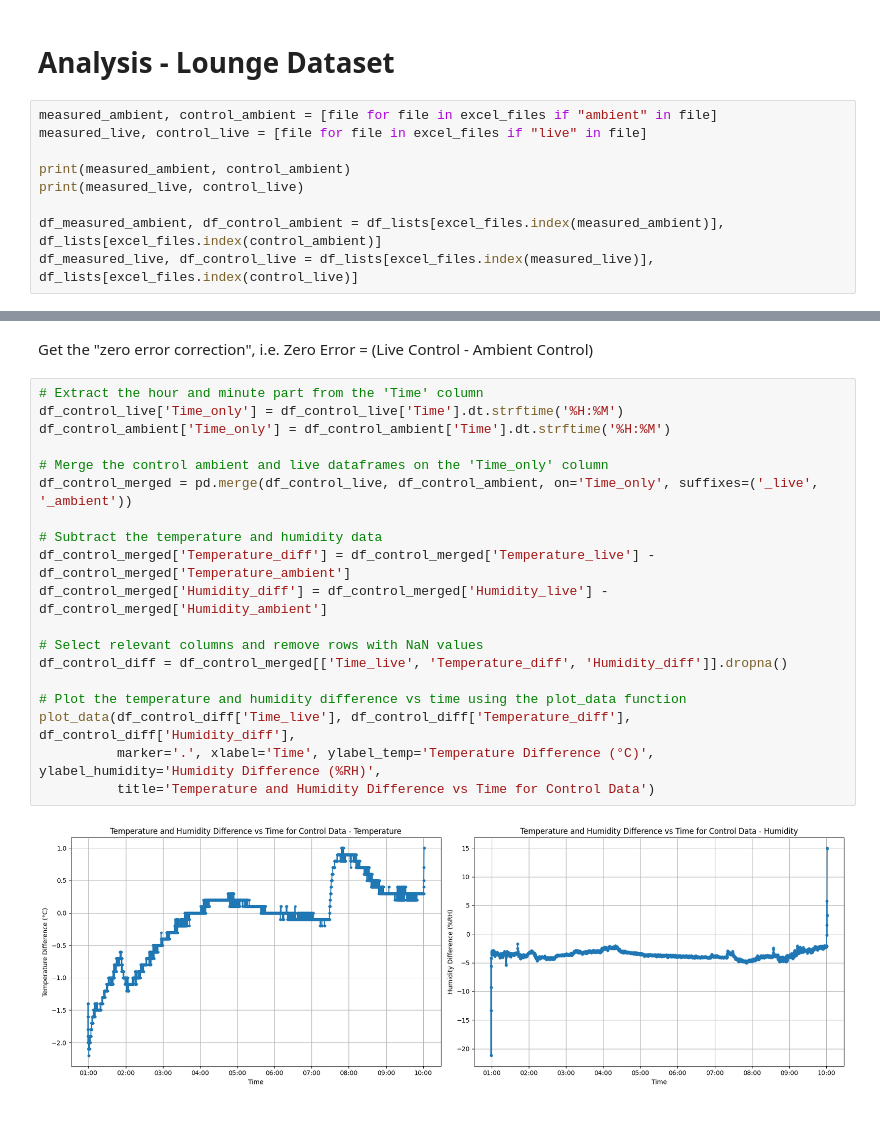
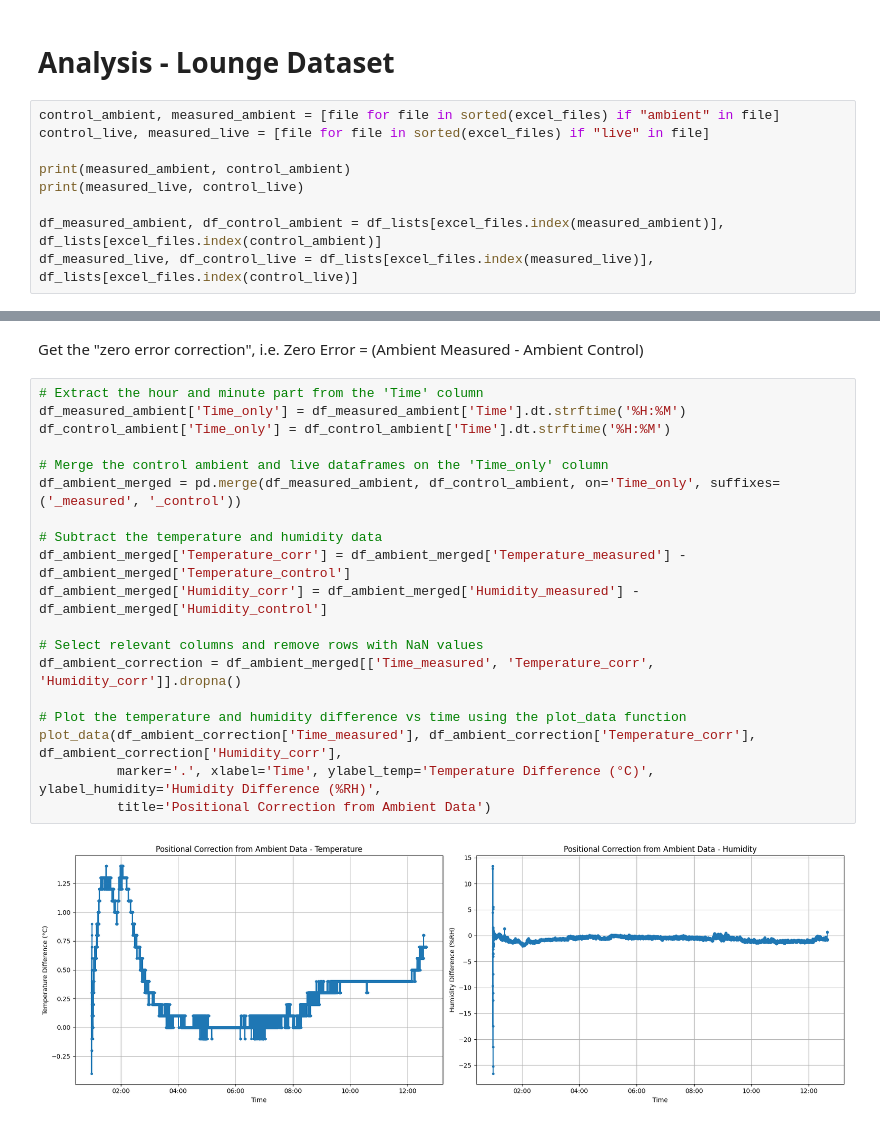
Before and after one commit to ongzzzzzz/poe-data-analysis, a Jupyter notebook: analysis.ipynb, the cells around one changed output, grey strips where cells are left out. Saved outputs shown, nothing was run; the diff lists cells and outputs as text.

```diff
--- a/analysis.ipynb
+++ b/analysis.ipynb
@@ -205,8 +205,8 @@ Probes seem to be consistent for the most part, error seems to be in the probe p
 # %% [markdown]
 # Analysis - Lounge Dataset
 # %%
-measured_ambient, control_ambient = [file for file in excel_files if "ambient" in file]
-measured_live, control_live = [file for file in excel_files if "live" in file]
+control_ambient, measured_ambient = [file for file in sorted(excel_files) if "ambient" in file]
+control_live, measured_live = [file for file in sorted(excel_files) if "live" in file]
 
 print(measured_ambient, control_ambient)
 print(measured_live, control_live)
@@ -240,24 +240,24 @@ plot_data(df_control_live["Time"], df_control_live["Temperature"], df_control_li
 # %% [markdown]
-Get the "zero error correction", i.e. Zero Error = (Live Control - Ambient Control)
+Get the "zero error correction", i.e. Zero Error = (Ambient Measured - Ambient Control)
 # %%
 # Extract the hour and minute part from the 'Time' column
-df_control_live['Time_only'] = df_control_live['Time'].dt.strftime('%H:%M')
+df_measured_ambient['Time_only'] = df_measured_ambient['Time'].dt.strftime('%H:%M')
 df_control_ambient['Time_only'] = df_control_ambient['Time'].dt.strftime('%H:%M')
 
 # Merge the control ambient and live dataframes on the 'Time_only' column
-df_control_merged = pd.merge(df_control_live, df_control_ambient, on='Time_only', suffixes=('_live', '_ambient'))
+df_ambient_merged = pd.merge(df_measured_ambient, df_control_ambient, on='Time_only', suffixes=('_measured', '_control'))
 
 # Subtract the temperature and humidity data
-df_control_merged['Temperature_diff'] = df_control_merged['Temperature_live'] - df_control_merged['Temperature_ambient']
-df_control_merged['Humidity_diff'] = df_control_merged['Humidity_live'] - df_control_merged['Humidity_ambient']
+df_ambient_merged['Temperature_corr'] = df_ambient_merged['Temperature_measured'] - df_ambient_merged['Temperature_control']
+df_ambient_merged['Humidity_corr'] = df_ambient_merged['Humidity_measured'] - df_ambient_merged['Humidity_control']
 
 # Select relevant columns and remove rows with NaN values
-df_control_diff = df_control_merged[['Time_live', 'Temperature_diff', 'Humidity_diff']].dropna()
+df_ambient_correction = df_ambient_merged[['Time_measured', 'Temperature_corr', 'Humidity_corr']].dropna()
 
 # Plot the temperature and humidity difference vs time using the plot_data function
-plot_data(df_control_diff['Time_live'], df_control_diff['Temperature_diff'], df_control_diff['Humidity_diff'],
+plot_data(df_ambient_correction['Time_measured'], df_ambient_correction['Temperature_corr'], df_ambient_correction['Humidity_corr'],
           marker='.', xlabel='Time', ylabel_temp='Temperature Difference (°C)', ylabel_humidity='Humidity Difference (%RH)',
-          title='Temperature and Humidity Difference vs Time for Control Data')
+          title='Positional Correction from Ambient Data')
 # %% [output]
-[figure, old version]
+[figure, new version]
 # %% [markdown]
```
Also changed, not shown: parts of 14 cells of this notebook.
